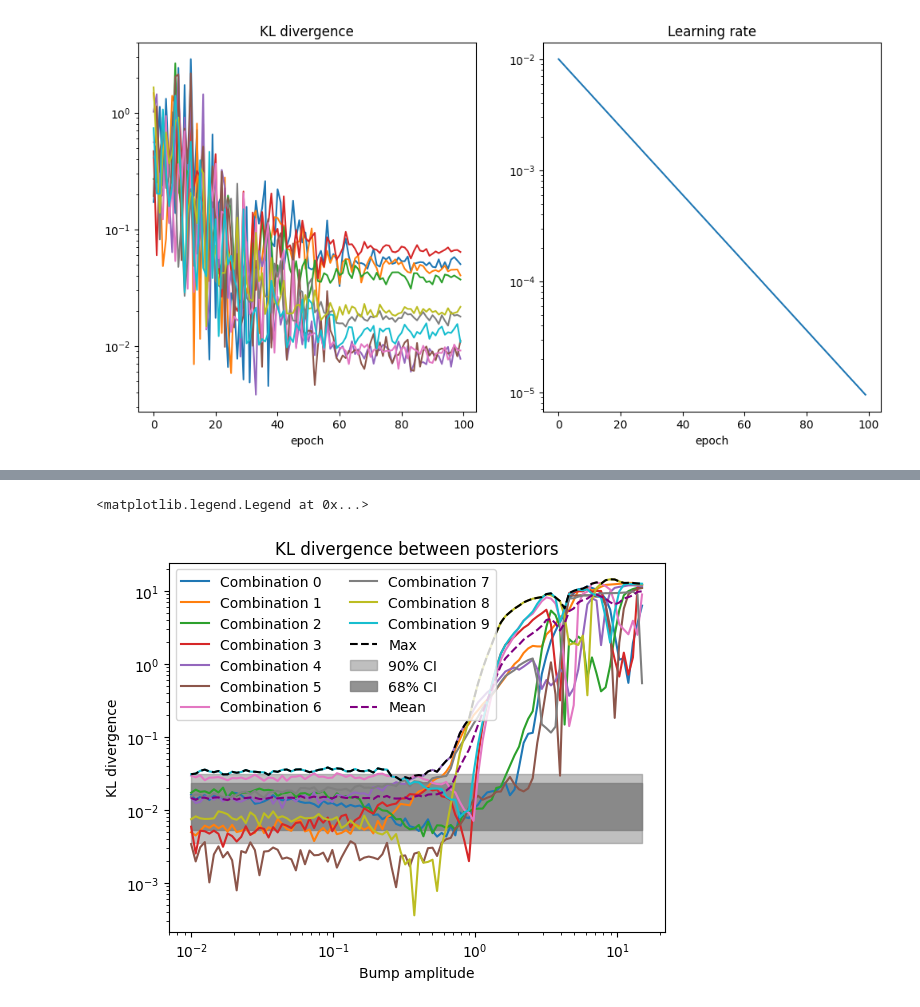
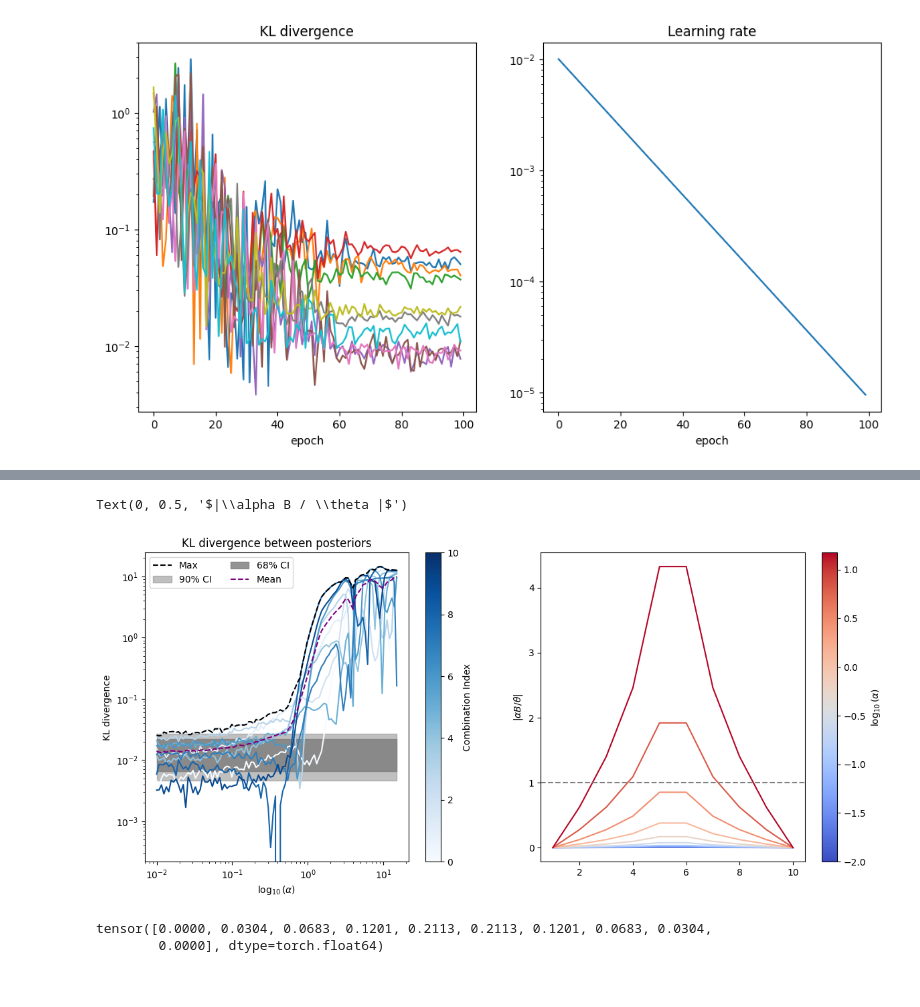
Before and after one commit to Mauropieroni/ACP-test-fork, a Jupyter notebook: scripts/notebooks_for_plots/plot_KL_extrapolation.ipynb, the cells around one changed output, grey strips where cells are left out. Saved outputs shown, nothing was run; the diff lists cells and outputs as text; code cells hidden in the pictures.

```diff
--- a/scripts/notebooks_for_plots/plot_KL_extrapolation.ipynb
+++ b/scripts/notebooks_for_plots/plot_KL_extrapolation.ipynb
@@ -176,11 +169,13 @@ Mean full: 0.7869882959572788
 # %%
+n_combinations = int(n_networks *(n_networks-1) / 2)
 alpha = np.geomspace(1e-2, 15, 100)
-kl_vals = np.zeros((int(n_networks *(n_networks-1) / 2), len(alpha)))
+kl_vals = np.zeros((n_combinations, len(alpha)))
 
 try:
     kl_data = np.load('KL_vals.npz')
     alpha = kl_data['alpha']
     kl_vals = kl_data['kl_vals']
+    print('Loaded')
 
 except FileNotFoundError:
     for a in tqdm.tqdm(range(len(alpha))):
@@ -198,19 +192,57 @@ array([0.00356875, 0.01399878, 0.03099772])
 # %%
+from matplotlib.colors import Normalize
+
+cmap = cm.Blues
+norm = Normalize(vmin=0, vmax=n_combinations)
+
 vals = np.quantile(kl_vals[:,:30], [.05, .16, .5, .84, .95], axis=0)
 vv = np.mean(vals, axis=-1)
 
-for i in range( int(n_networks *(n_networks-1) / 2) ):
-    plt.loglog(alpha, kl_vals[i,:], label=f'Combination {i}')
+fig, ax = plt.subplots(ncols=2, figsize=(14, 6))
 
-plt.loglog(alpha, np.max(kl_vals, axis=0), label='Max', color='black', linestyle='--')
-plt.fill_between(alpha, vv[0], vv[-1], alpha=.5, color='grey', label='90% CI')
-plt.fill_between(alpha, vv[1], vv[-2], alpha=.85, color='grey', label='68% CI')
-plt.loglog(alpha, np.mean(kl_vals, axis=0), label='Mean', color='purple', linestyle='--')
-plt.xscale('log')
-plt.xlabel('Bump amplitude')
-plt.ylabel('KL divergence')
-plt.title('KL divergence between posteriors')
-plt.legend(ncol=2)
+
+for i in range( n_combinations ):
+    ax[0].loglog(alpha, kl_vals[i,:], color=cmap(norm(i)))
+
+ax[0].loglog(alpha, np.max(kl_vals, axis=0), label='Max', color='black', linestyle='--')
+ax[0].fill_between(alpha, vv[0], vv[-1], alpha=.5, color='grey', label='90% CI')
+ax[0].fill_between(alpha, vv[1], vv[-2], alpha=.85, color='grey', label='68% CI')
+ax[0].loglog(alpha, np.mean(kl_vals, axis=0), label='Mean', color='purple', linestyle='--')
+
+# Add a custom legend entry for the colormap
+sm = plt.cm.ScalarMappable(cmap=cmap, norm=norm)
+sm.set_array([])  # Required for colorbar
+cbar = plt.colorbar(sm, ax=ax[0], label="Combination Index")
+
+
+ax[0].set_xscale('log')
+ax[0].set_xlabel(r'$\log_{10}(\alpha)$')
+ax[0].set_ylabel('KL divergence')
+ax[0].set_title('KL divergence between posteriors')
+ax[0].legend(ncol=2)
+
+
+aa = np.log10(np.geomspace(alpha[0], alpha[-1], 10)) #  np.array(alpha) #
+cmap = cm.coolwarm
+norm = Normalize(vmin=aa[0], vmax=aa[-1])
+
+for a in aa:
+    ax[1].plot(np.arange(1, 11, 1), 10**a * xx / np.abs(observation_theta), color=cmap(norm(a)), label=f'{a}')
+
+# Add a custom legend entry for the colormap
+sm = plt.cm.ScalarMappable(cmap=cmap, norm=norm)
+sm.set_array([])  # Required for colorbar
+cbar = plt.colorbar(sm, ax=ax[1], label=r"$\log_{10}(\alpha)$")
+
+ax[1].axhline(1, color='grey', linestyle='--', label=r'$\theta$')
+ax[1].set_ylabel(r'$|\alpha B / \theta |$')
+
+#ax[1].set_yscale('log')
 # %% [output]
-<matplotlib.legend.Legend at 0x...>
+Text(0, 0.5, '$|\\alpha B / \\theta |$')
-[figure, old version]
+[figure, new version]
+# %%
+xx
+# %% [output]
+tensor([0.0000, 0.0304, 0.0683, 0.1201, 0.2113, 0.2113, 0.1201, 0.0683, 0.0304,
+        0.0000], dtype=torch.float64)
```
Also changed, not shown: parts of 8 cells of this notebook.
